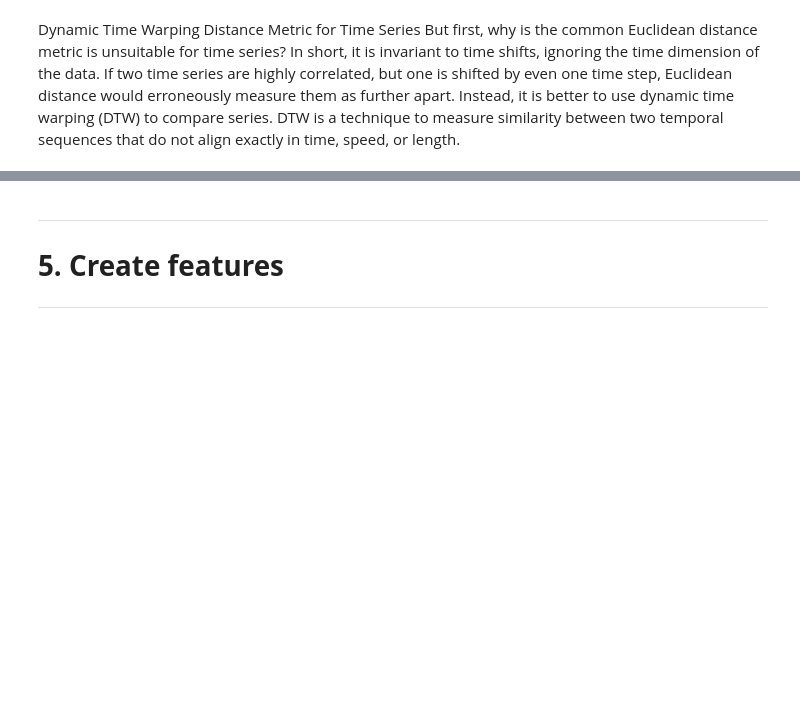
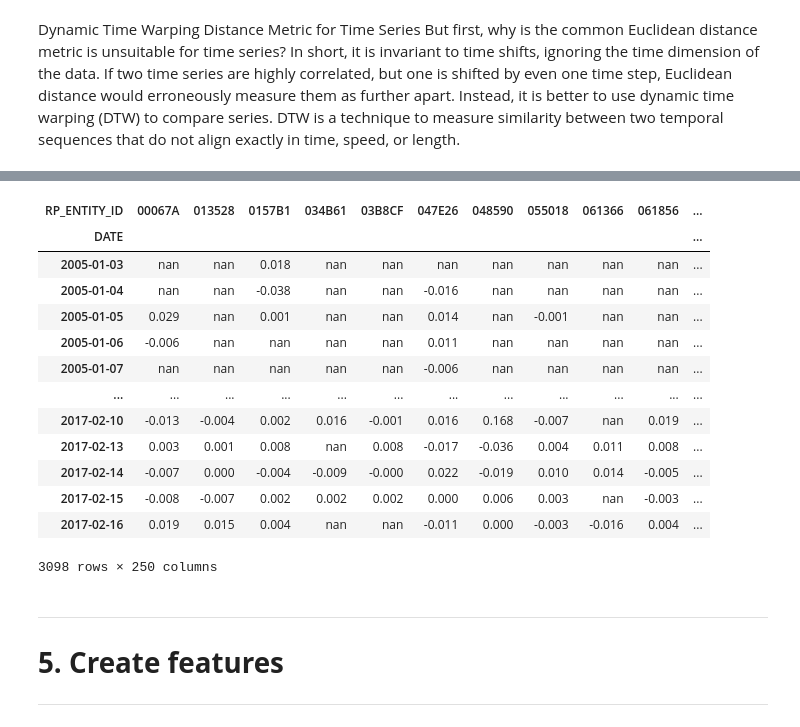
Before and after one commit to STF-R/RP_Challenge, a Jupyter notebook: Ravenpack_model.ipynb, the cells around one changed output, grey strips where cells are left out. Drawn from its saved outputs; the diff is of its cells as text; code cells hidden in the pictures; blank space fills up the shorter version.

```diff
--- a/Ravenpack_model.ipynb
+++ b/Ravenpack_model.ipynb
@@ -231,6 +247,21 @@ Dynamic Time Warping Distance Metric for Time Series But first, why is the commo
 # %%
-# time_series_0 = df.loc[:,['DATE', 'RP_ENTITY_ID', 'T0_RETURN']].pivot_table(index='DATE',columns='RP_ENTITY_ID',values='T0_RETURN')
-# time_series_0
+time_series_0 = df_track_perf.loc[:,['DATE', 'RP_ENTITY_ID', 'T0_RETURN_log']].pivot_table(index='DATE',columns='RP_ENTITY_ID',values='T0_RETURN_log')
+time_series_0
+# %% [output]
+| RP_ENTITY_ID | 00067A | 013528 | 0157B1 | 034B61 | 03B8CF | 047E26 | 048590 | 055018 | 061366 | 061856 | ... |
+| DATE |  |  |  |  |  |  |  |  |  |  | ... |
+| 2005-01-03 | nan | nan | 0.018 | nan | nan | nan | nan | nan | nan | nan | ... |
+| 2005-01-04 | nan | nan | -0.038 | nan | nan | -0.016 | nan | nan | nan | nan | ... |
+| 2005-01-05 | 0.029 | nan | 0.001 | nan | nan | 0.014 | nan | -0.001 | nan | nan | ... |
+| 2005-01-06 | -0.006 | nan | nan | nan | nan | 0.011 | nan | nan | nan | nan | ... |
+| 2005-01-07 | nan | nan | nan | nan | nan | -0.006 | nan | nan | nan | nan | ... |
+| ... | ... | ... | ... | ... | ... | ... | ... | ... | ... | ... | ... |
+| 2017-02-10 | -0.013 | -0.004 | 0.002 | 0.016 | -0.001 | 0.016 | 0.168 | -0.007 | nan | 0.019 | ... |
+| 2017-02-13 | 0.003 | 0.001 | 0.008 | nan | 0.008 | -0.017 | -0.036 | 0.004 | 0.011 | 0.008 | ... |
+| 2017-02-14 | -0.007 | 0.000 | -0.004 | -0.009 | -0.000 | 0.022 | -0.019 | 0.010 | 0.014 | -0.005 | ... |
+| 2017-02-15 | -0.008 | -0.007 | 0.002 | 0.002 | 0.002 | 0.000 | 0.006 | 0.003 | nan | -0.003 | ... |
+| 2017-02-16 | 0.019 | 0.015 | 0.004 | nan | nan | -0.011 | 0.000 | -0.003 | -0.016 | 0.004 | ... |
+3098 rows × 250 columns
 # %%
 # from tslearn.metrics import dtw
 # A1, A2 = '619882','9196A2'#'50070E'#''#'507AE7' #
```
Also changed, not shown: parts of 3 cells of this notebook, 2 other files.
